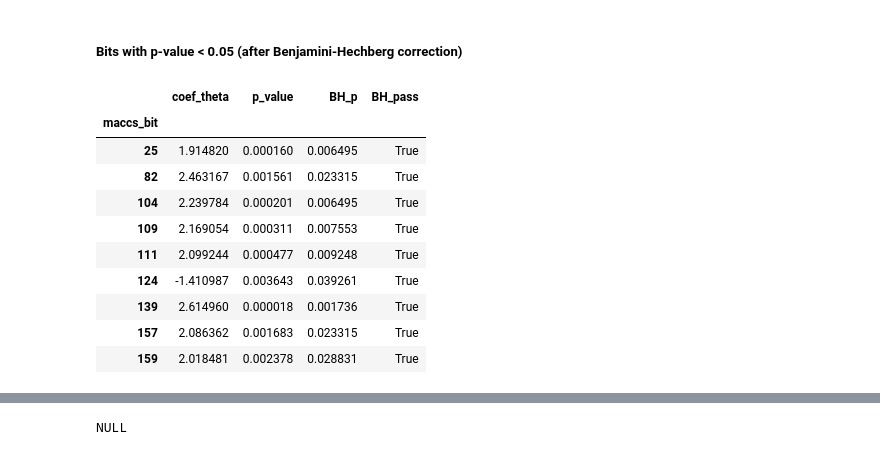
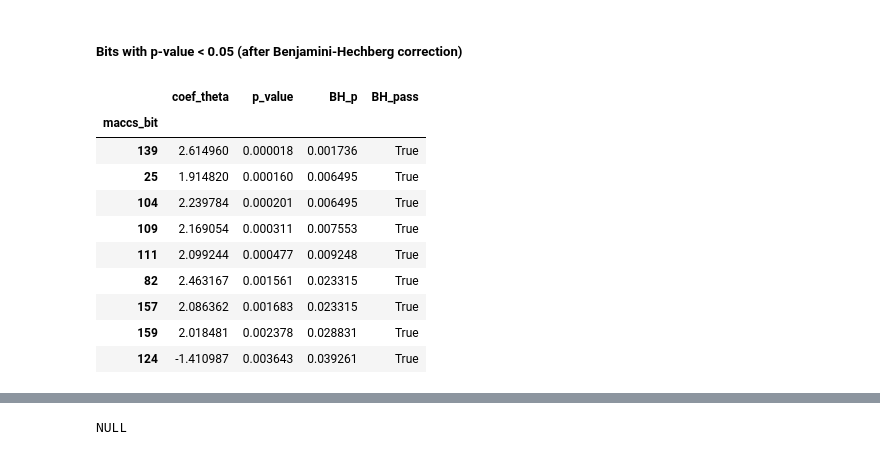
Before and after one commit to jRicciL/ERK2_notebooks, a Jupyter notebook: X_Reviewing_Fourches_work/7_Feature_Selection_RDKit_descriptors.ipynb, the cells around one changed output, grey strips where cells are left out. Drawn from its saved outputs; the diff is of its cells as text; code cells hidden in the pictures.

```diff
--- a/X_Reviewing_Fourches_work/7_Feature_Selection_RDKit_descriptors.ipynb
+++ b/X_Reviewing_Fourches_work/7_Feature_Selection_RDKit_descriptors.ipynb
@@ -588,16 +608,16 @@ sig_bits_uncorrected = df_sig_BH_maccs['maccs_bit']
 # %% [markdown]
 ##### Bits with p-value < 0.05 (after Benjamini-Hechberg correction)
 # %%
-df_sig_BH_maccs[df_sig_BH_maccs['BH_pass']].set_index('maccs_bit')
+df_sig_BH_maccs[df_sig_BH_maccs['BH_pass']].set_index('maccs_bit').sort_values('BH_p')
 # %% [output]
 |  | coef_theta | p_value | BH_p | BH_pass |
 | maccs_bit |  |  |  |  |
+| 139 | 2.614960 | 0.000018 | 0.001736 | True |
 | 25 | 1.914820 | 0.000160 | 0.006495 | True |
-| 82 | 2.463167 | 0.001561 | 0.023315 | True |
 | 104 | 2.239784 | 0.000201 | 0.006495 | True |
 | 109 | 2.169054 | 0.000311 | 0.007553 | True |
 | 111 | 2.099244 | 0.000477 | 0.009248 | True |
-| 124 | -1.410987 | 0.003643 | 0.039261 | True |
-| 139 | 2.614960 | 0.000018 | 0.001736 | True |
+| 82 | 2.463167 | 0.001561 | 0.023315 | True |
 | 157 | 2.086362 | 0.001683 | 0.023315 | True |
 | 159 | 2.018481 | 0.002378 | 0.028831 | True |
+| 124 | -1.410987 | 0.003643 | 0.039261 | True |
```
Also changed, not shown: parts of 20 cells of this notebook.
